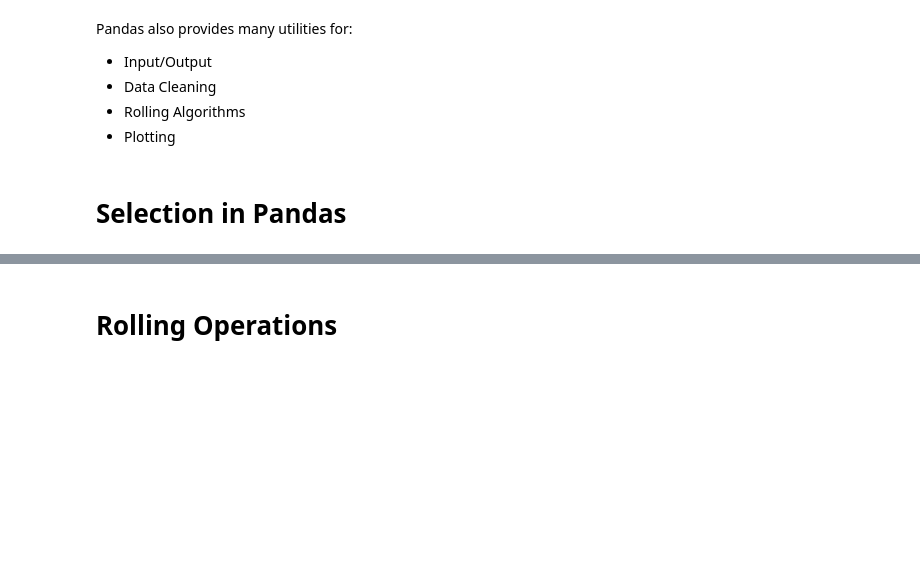
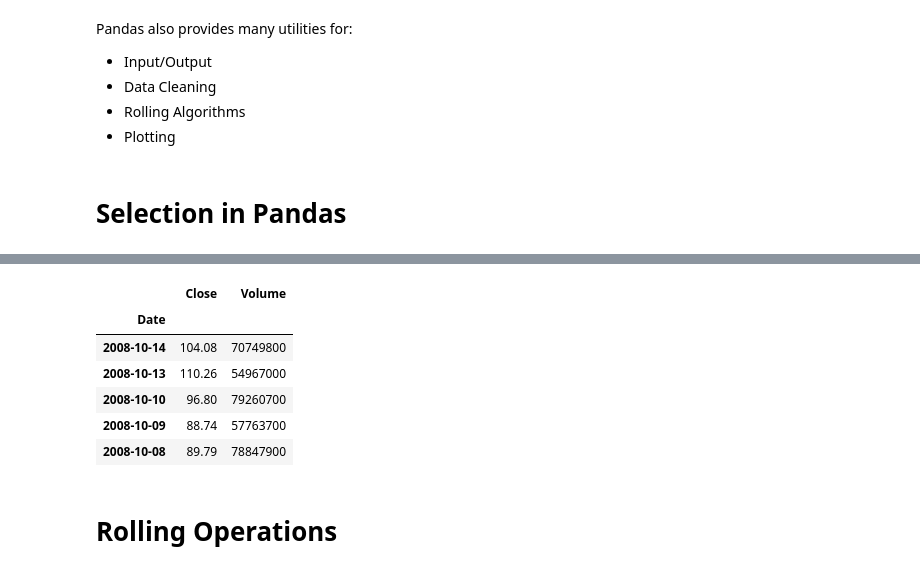
Before and after one commit to Jalzateco/MetNumUN2024I, a Jupyter notebook: Lab2/Jalzateco_Lab2.ipynb, the cells around one changed output, grey strips where cells are left out. Cells and saved outputs as stored; diff of their text form; code cells hidden in the pictures; blank space fills up the shorter version.

```diff
--- a/Lab2/Jalzateco_Lab2.ipynb
+++ b/Lab2/Jalzateco_Lab2.ipynb
@@ -1728,5 +1932,13 @@ aapl.iloc[:2, :2]
 # %%
-aapl.loc[pd.Timestamp('2010-02-01'):pd.Timestamp('2010-02-04'), ['Close', 'Volume']]
+aapl.loc[pd.Timestamp('2008-10-14'):pd.Timestamp('2008-10-08'), ['Close', 'Volume']]
+# %% [output]
+|  | Close | Volume |
+| Date |  |  |
+| 2008-10-14 | 104.08 | 70749800 |
+| 2008-10-13 | 110.26 | 54967000 |
+| 2008-10-10 | 96.80 | 79260700 |
+| 2008-10-09 | 88.74 | 57763700 |
+| 2008-10-08 | 89.79 | 78847900 |
 # %% [markdown]
 # Rolling Operations
 # %% [markdown]
```
Also changed, not shown: parts of 85 cells of this notebook.
